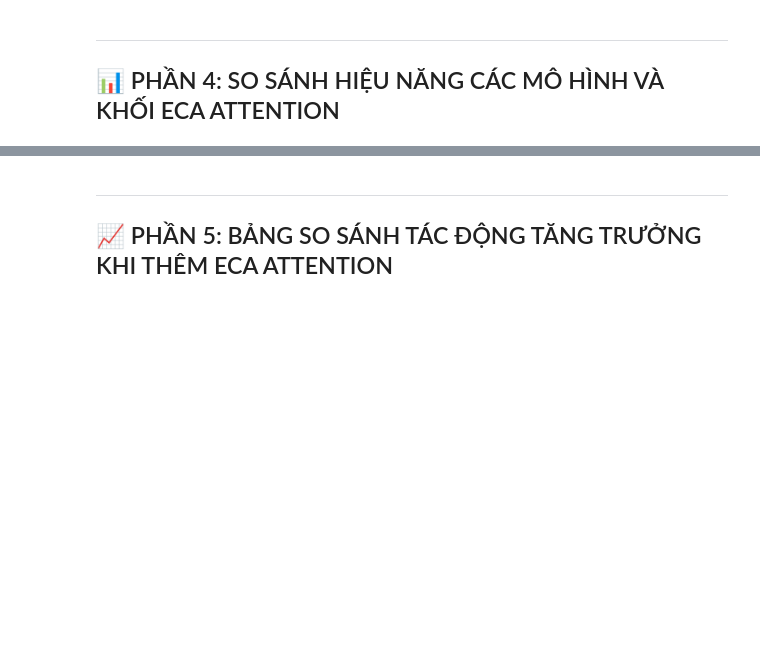
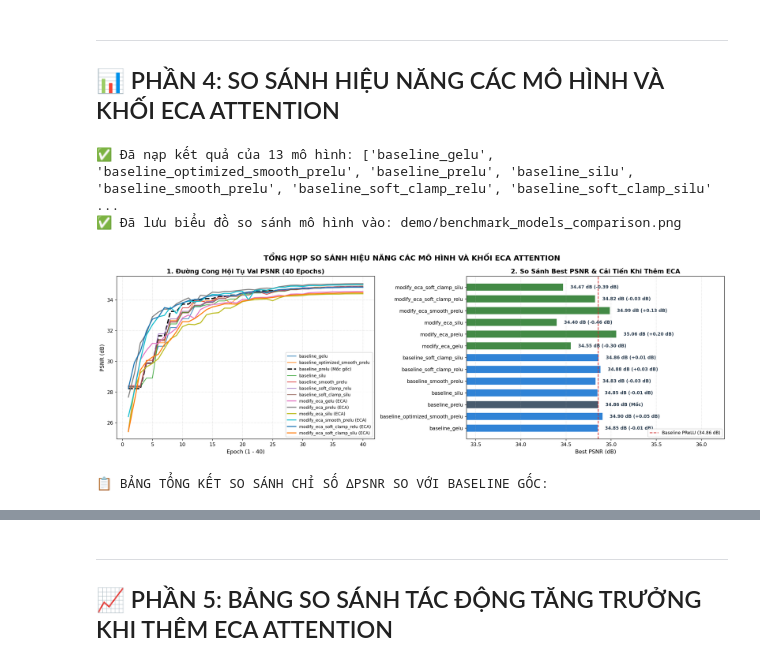
Before and after one commit to NguyenMinhTri24072005/CT282-RIFE, a Jupyter notebook: notebooks/colab/3_Evaluate_and_Plots.ipynb, the cells around one changed output, grey strips where cells are left out. Saved outputs shown, nothing was run; the diff lists cells and outputs as text; code cells hidden in the pictures; blank space fills up the shorter version.

```diff
--- a/notebooks/colab/3_Evaluate_and_Plots.ipynb
+++ b/notebooks/colab/3_Evaluate_and_Plots.ipynb
@@ -46,11 +83,18 @@ plot_training_loss(models_dir='trained_model', save_path='demo/training_loss_com
 ## 📊 PHẦN 4: SO SÁNH HIỆU NĂNG CÁC MÔ HÌNH VÀ KHỐI ECA ATTENTION
 # %%
 # 5. TỰ ĐỘNG QUÉT TRAINED_MODEL/ VÀ VẼ BIỂU ĐỒ HỘI TỤ PSNR & BEST PSNR
-from visualize import plot_model_comparisons
+import importlib
+import visualize
 from IPython.display import display
+importlib.reload(visualize)
 
-df_summary = plot_model_comparisons(models_dir='trained_model', save_path='demo/benchmark_models_comparison.png')
+df_summary = visualize.plot_model_comparisons(models_dir='trained_model', save_path='demo/benchmark_models_comparison.png')
 
 if df_summary is not None:
     print("\n📋 BẢNG TỔNG KẾT SO SÁNH CHỈ SỐ ΔPSNR SO VỚI BASELINE GỐC:")
     display(df_summary)
+# %% [output]
+✅ Đã nạp kết quả của 13 mô hình: ['baseline_gelu', 'baseline_optimized_smooth_prelu', 'baseline_prelu', 'baseline_silu', 'baseline_smooth_prelu', 'baseline_soft_clamp_relu', 'baseline_soft_clamp_silu' ...
+✅ Đã lưu biểu đồ so sánh mô hình vào: demo/benchmark_models_comparison.png
+[figure, added]
+📋 BẢNG TỔNG KẾT SO SÁNH CHỈ SỐ ΔPSNR SO VỚI BASELINE GỐC:
```
Also changed, not shown: parts of 7 cells of this notebook, 27 other files.
